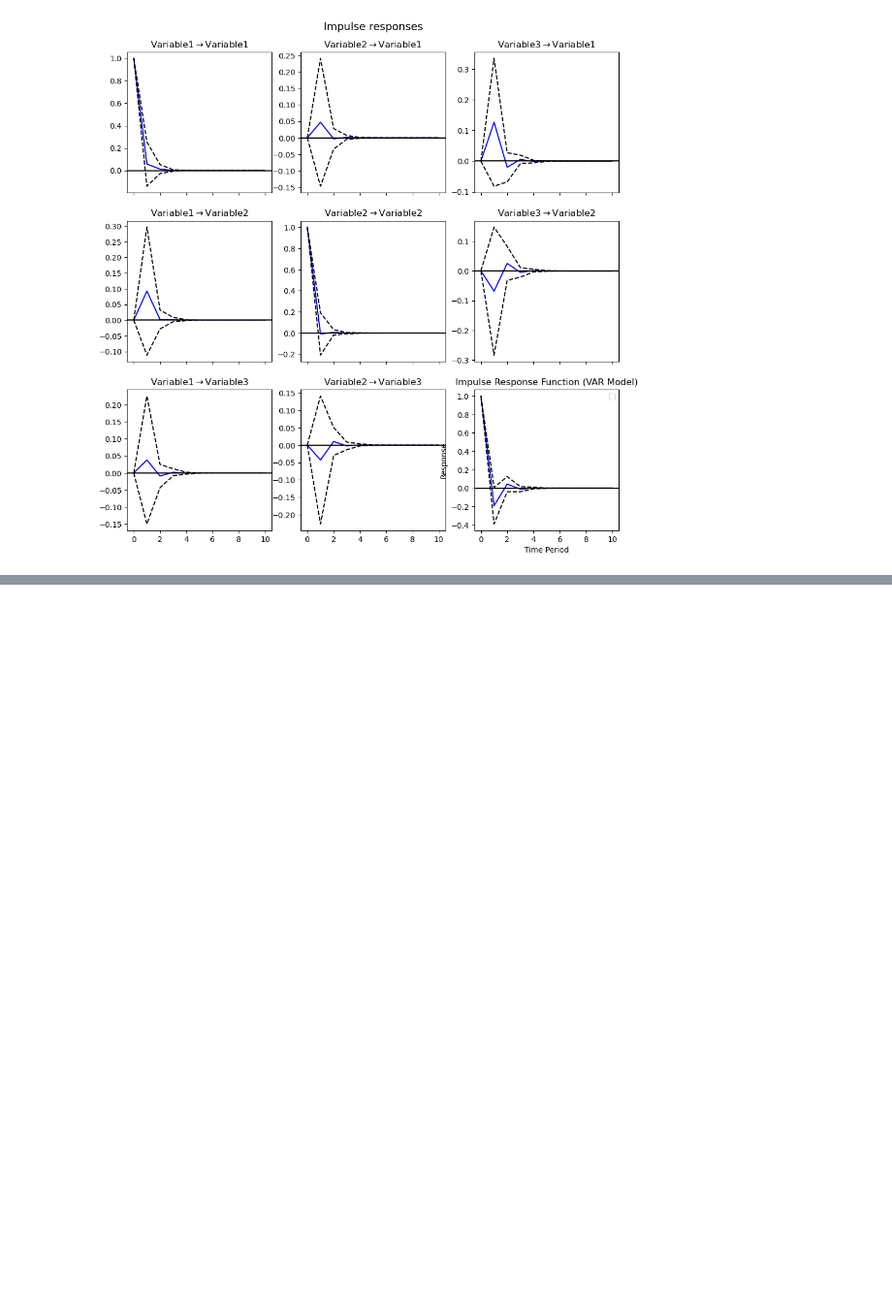
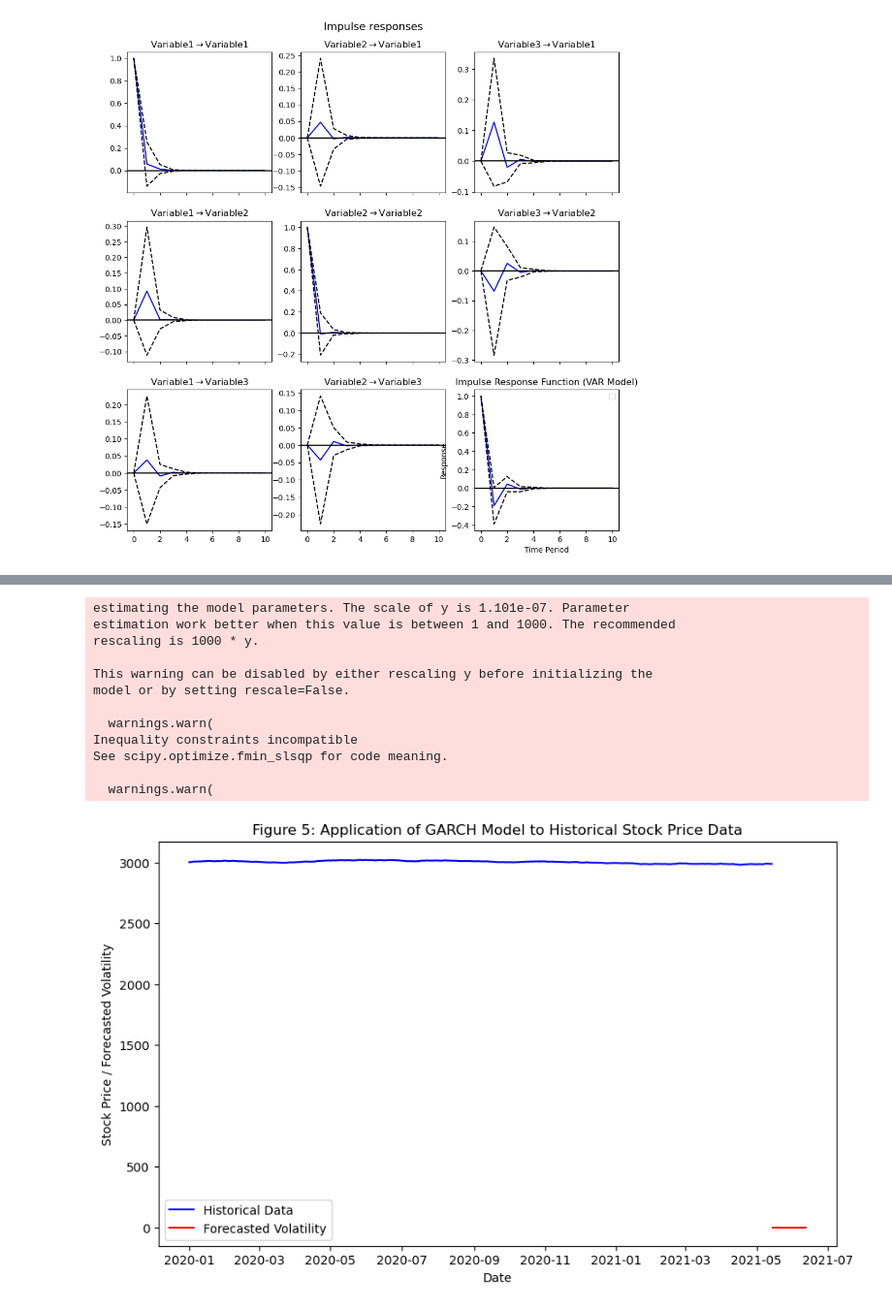
Before and after one commit to raymondkl92/wqu_capstone, a Jupyter notebook: impact_of_covid_on_markets.ipynb, the cells around one changed output, grey strips where cells are left out. Shown at 97% size. Cells and saved outputs as stored; diff of their text form; code cells hidden in the pictures; blank space fills up the shorter version.

```diff
--- a/impact_of_covid_on_markets.ipynb
+++ b/impact_of_covid_on_markets.ipynb
@@ -675,0 +746,58 @@ No artists with labels found to put in legend.  Note that artists whose label st
+# %%
+import pandas as pd
+import numpy as np
+import matplotlib.pyplot as plt
+from arch import arch_model
+
+# Dummy data for illustration
+np.random.seed(0)
+dates = pd.date_range('2020-01-01', periods=500)
+sp500_dummy = np.random.randn(500).cumsum() + 3000  # S&P 500 index
+
+# Create DataFrame
+data = pd.DataFrame({'Close': sp500_dummy}, index=dates)
+
+# Calculate daily returns
+data['Returns'] = data['Close'].pct_change().dropna()
+
+# Fit GARCH(1,1) model
+garch_model = arch_model(data['Returns'].dropna(), vol='Garch', p=1, q=1)
+garch_result = garch_model.fit(disp="off")
+
+# Forecast volatility
+forecast_horizon = 30
+forecast = garch_result.forecast(horizon=forecast_horizon)
+forecast_variance = forecast.variance[-1:].values.flatten()
+
+# Create forecasted dates
+forecast_dates = pd.date_range(start=data.index[-1], periods=forecast_horizon, inclusive='right')
+
+# Ensure the lengths of forecast_dates and forecast_variance match
+if len(forecast_dates) > len(forecast_variance):
+    forecast_dates = forecast_dates[:len(forecast_variance)]
+elif len(forecast_variance) > len(forecast_dates):
+    forecast_variance = forecast_variance[:len(forecast_dates)]
+
+# Plot the historical data and forecasted volatility
+plt.figure(figsize=(10, 6))
+plt.plot(data.index, data['Close'], color='blue', label='Historical Data')
+plt.plot(forecast_dates, np.exp(forecast_variance), color='red', label='Forecasted Volatility')
+plt.title('Figure 5: Application of GARCH Model to Historical Stock Price Data')
+plt.xlabel('Date')
+plt.ylabel('Stock Price / Forecasted Volatility')
+plt.legend()
+plt.show()
+# %% [output]
+estimating the model parameters. The scale of y is 1.101e-07. Parameter
+estimation work better when this value is between 1 and 1000. The recommended
+rescaling is 1000 * y.
+
+This warning can be disabled by either rescaling y before initializing the
+model or by setting rescale=False.
+
+  warnings.warn(
+Inequality constraints incompatible
+See scipy.optimize.fmin_slsqp for code meaning.
+
+  warnings.warn(
+[figure, added]
```
Also changed, not shown: parts of 17 cells of this notebook.
